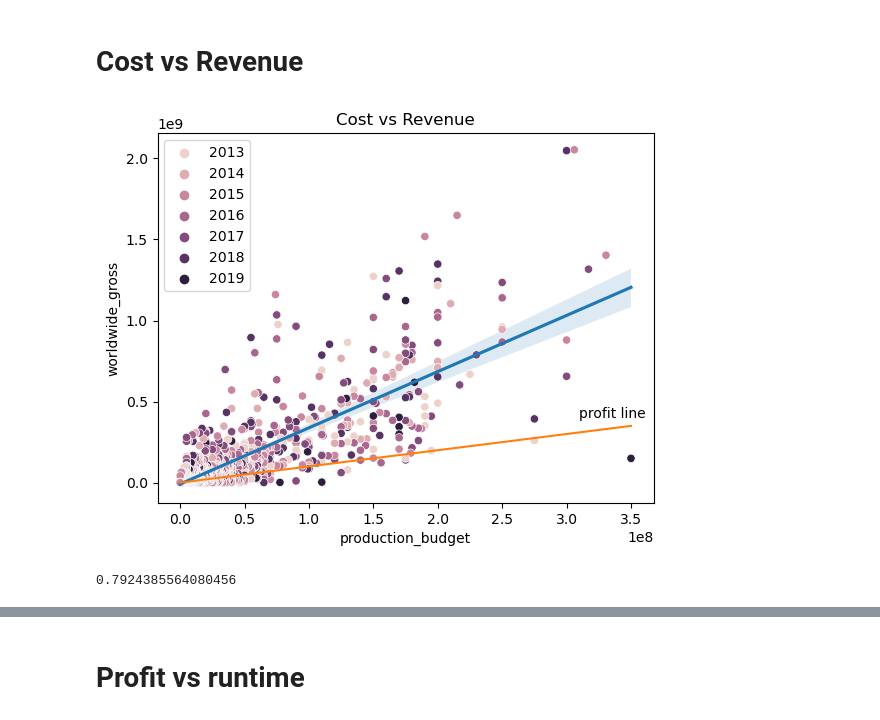
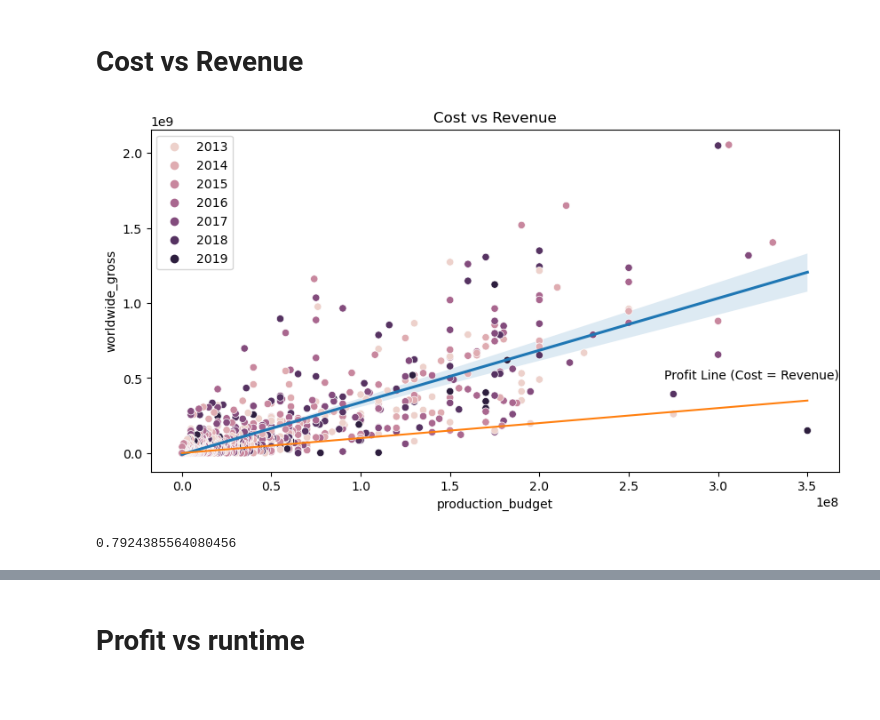
Before and after one commit to alexanderdaffara/Movies_Insights_EDA, a Jupyter notebook: Alex-Notebook.ipynb, the cells around one changed output, grey strips where cells are left out. Drawn from its saved outputs; the diff is of its cells as text; code cells hidden in the pictures; blank space fills up the shorter version.

```diff
--- a/Alex-Notebook.ipynb
+++ b/Alex-Notebook.ipynb
@@ -145,6 +169,7 @@ budgets_df['release_year'] = budgets_df['release_date'].map(lambda x: int(x[-4:]
 budgets_df['production_budget'] = budgets_df['production_budget'].map(lambda x: x.replace('$','').replace(',','')).astype(int)
 budgets_df['domestic_gross'] = budgets_df['domestic_gross'].map(lambda x: x.replace('$','').replace(',','')).astype(int)
 budgets_df['worldwide_gross'] = budgets_df['worldwide_gross'].map(lambda x: x.replace('$','').replace(',','')).astype(int)
+budgets_df['foreign gross'] = budgets_df['worldwide_gross'] - budgets_df['domestic_gross']
 budgets_df['profit'] = budgets_df['worldwide_gross'] - budgets_df['production_budget']
 
 # drop rows with no worldwide gross
@@ -159,3 +184,5 @@ df_with_budgets = movie_basics_df.merge(budgets_df,
 
 # modern_budgets_df since 2013
 modern_budgets_df = budgets_df.loc[budgets_df['release_year'] >= 2013]
+vintage_budgets_df = budgets_df.loc[budgets_df['release_year'] < 2013]
+vintage_budgets_df
@@ -310,24 +393,24 @@ ax = sns.violinplot(x='fresh',y='rating_percent', data=rt_reviews_df)
 # %% [markdown]
 # Cost vs Revenue
 # %%
-fig, ax = plt.subplots()
+fig, ax = plt.subplots(figsize=(10,5))
 sns.regplot(x='production_budget',
             y='worldwide_gross',
             scatter=False,
             data=modern_budgets_df,
             ax=ax)
 sns.scatterplot(x='production_budget',
                 y='worldwide_gross',
                 hue='release_year',
                 data=modern_budgets_df,
                 ax=ax)
 sns.lineplot(x=range(0,350000000, 10000),
              y=range(0, 350000000, 10000),
              ax=ax)
 ax.set(title='Cost vs Revenue')
-ax.text(310000000,400000000,'profit line')
+ax.text(270000000,500000000,'Profit Line (Cost = Revenue)')
 plt.show()
 modern_budgets_df.corr()['production_budget']['worldwide_gross']
 # %% [output]
-[figure, old version]
+[figure, new version]
 0.7924385564080456
```
Also changed, not shown: parts of 23 cells of this notebook.
